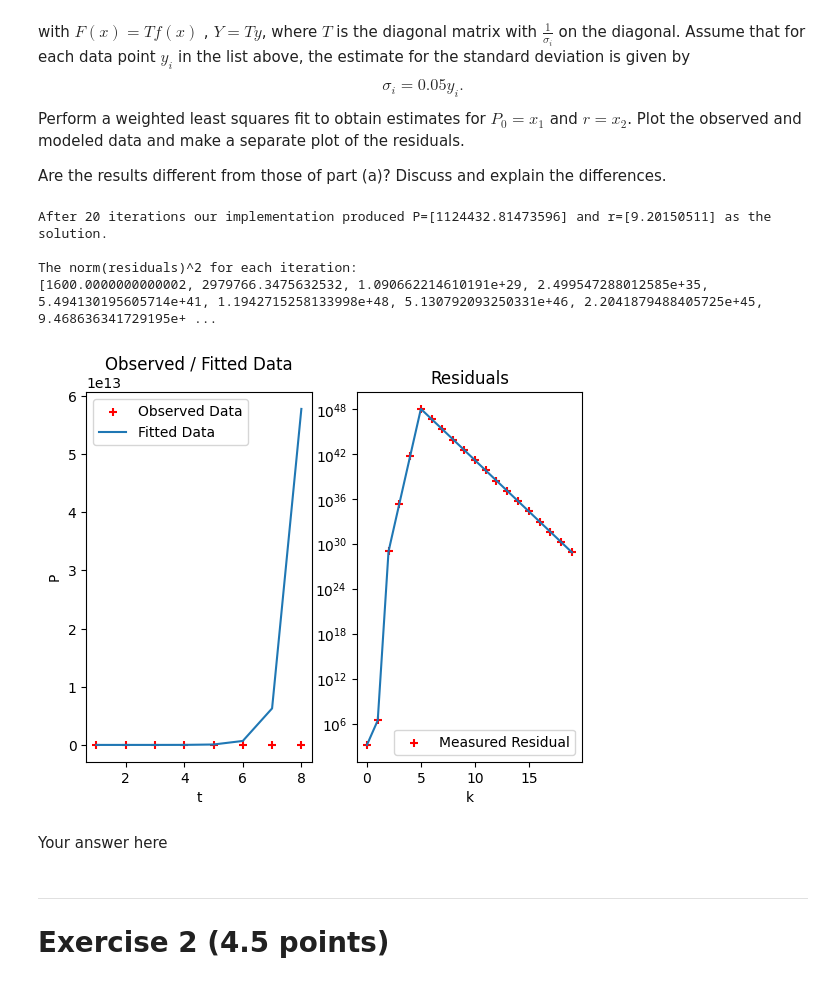
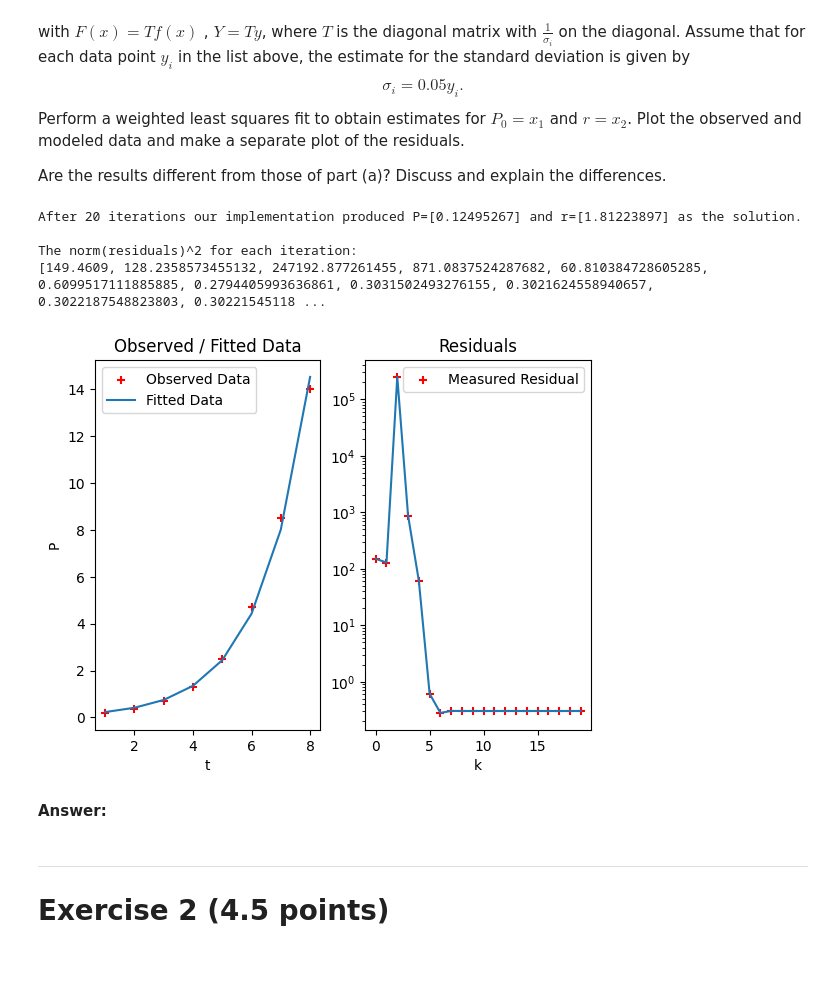
Before and after one commit to aM0NKE/NumericalAlgorithms, a Jupyter notebook: hw6_2022.ipynb, the cells around one changed output. Saved outputs shown, nothing was run; the diff lists cells and outputs as text; code cells hidden in the pictures.

```diff
--- a/hw6_2022.ipynb
+++ b/hw6_2022.ipynb
@@ -168,48 +155,48 @@ def weightedNLLS(K, x0, t, y, p=False):
         y_pred = F(t, x[0], x[1])
 
         # compute the residuals and store 1/2*norm(r)^2 to list
-        residuals = np.array([T @ y_pred - T @ y]).T
+        residuals = np.array([y - y_pred]).T
         residuals_list.append(1/2 * np.linalg.norm(residuals)**2)
 
         # compute the Jacobian of residual function
         jacobian = Jacobian(t, x[0], x[1])
 
-        # solve Newton step
-        s = np.linalg.lstsq(jacobian.T @ T @ jacobian, jacobian.T @ T @ residuals, rcond=None)[0]
+        # solve weigthed Newton step
+        s = np.linalg.lstsq(jacobian.T @ T @ jacobian, -(jacobian.T @ T @ residuals), rcond=None)[0]
 
         # update the current solution
         x = x + s
 
         # print info per iteration if flag set to True
         if p:
             print("ITERATION: {}".format(k))
             print("* T: \n{}".format(T))
             print("* Jacobian: \n{}".format(jacobian))
             print("* Residuals: \n{}".format(residuals))
             print("* Current x: \n{}".format(x))
             print("-----------------")
 
     # return solution and list of residuals
     return x, residuals_list
 
 y = [0.19, 0.36, 0.69, 1.3, 2.5, 4.7, 8.5, 14] # Data
 t = np.linspace(1,len(y),len(y)) # Time steps
 K = 20 # Max iterations
 x0 = np.array([[0],[1]]) # Initial Guess
 
 x, residuals_list = weightedNLLS(K, x0, t, y, p=False)
 
 print("After {} iterations our implementation produced P={} and r={} as the solution.\n".format(K, x[0], x[1]))
 print("The norm(residuals)^2 for each iteration: \n{}".format(residuals_list))
 plotFit(K, t, y, x, residuals_list)
 # %% [output]
-After 20 iterations our implementation produced P=[1124432.81473596] and r=[9.20150511] as the solution.
+After 20 iterations our implementation produced P=[0.12495267] and r=[1.81223897] as the solution.
 
 The norm(residuals)^2 for each iteration:
-[1600.0000000000002, 2979766.3475632532, 1.090662214610191e+29, 2.499547288012585e+35, 5.494130195605714e+41, 1.1942715258133998e+48, 5.130792093250331e+46, 2.2041879488405725e+45, 9.468636341729195e+ ...
+[149.4609, 128.2358573455132, 247192.877261455, 871.0837524287682, 60.810384728605285, 0.6099517111885885, 0.2794405993636861, 0.3031502493276155, 0.3021624558940657, 0.3022187548823803, 0.30221545118 ...
-[figure, old version]
+[figure, new version]
 # %% [markdown]
-Your answer here
+**Answer:**
 # %% [markdown]
 ----------------------
 # Exercise 2 (4.5 points)
```
Also changed, not shown: parts of 3 cells of this notebook.
